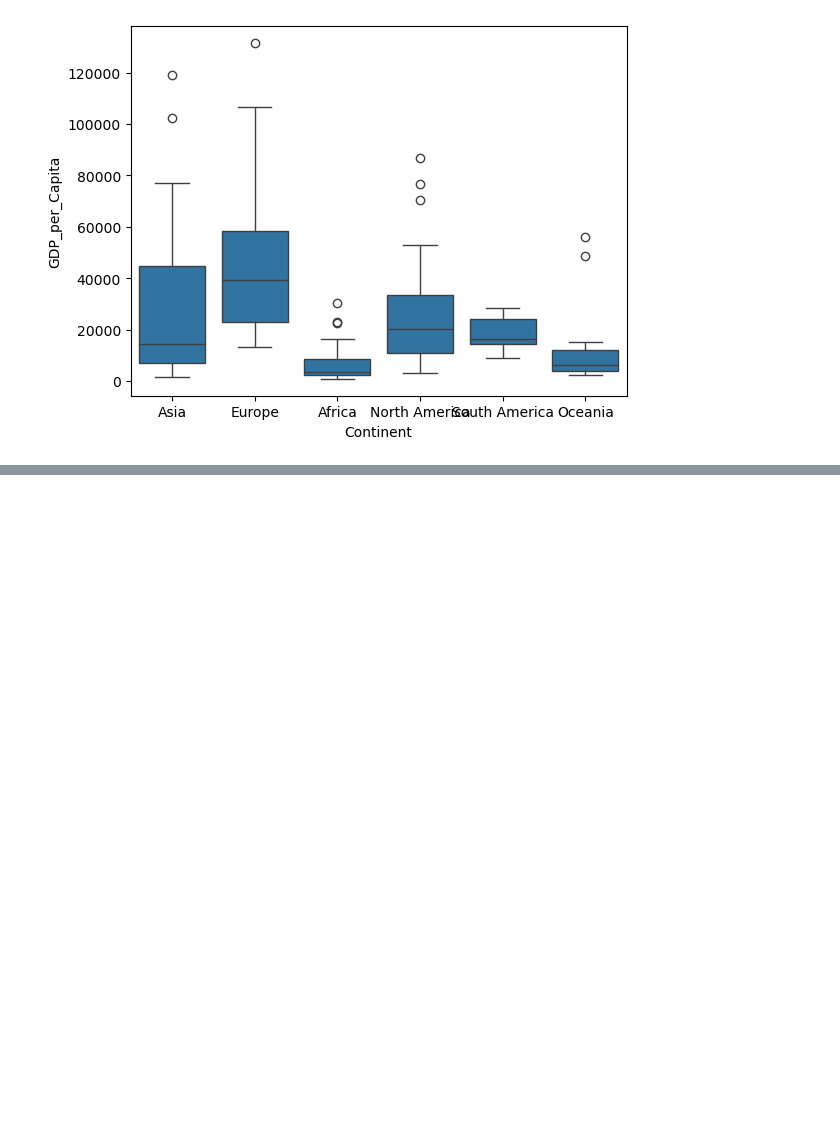
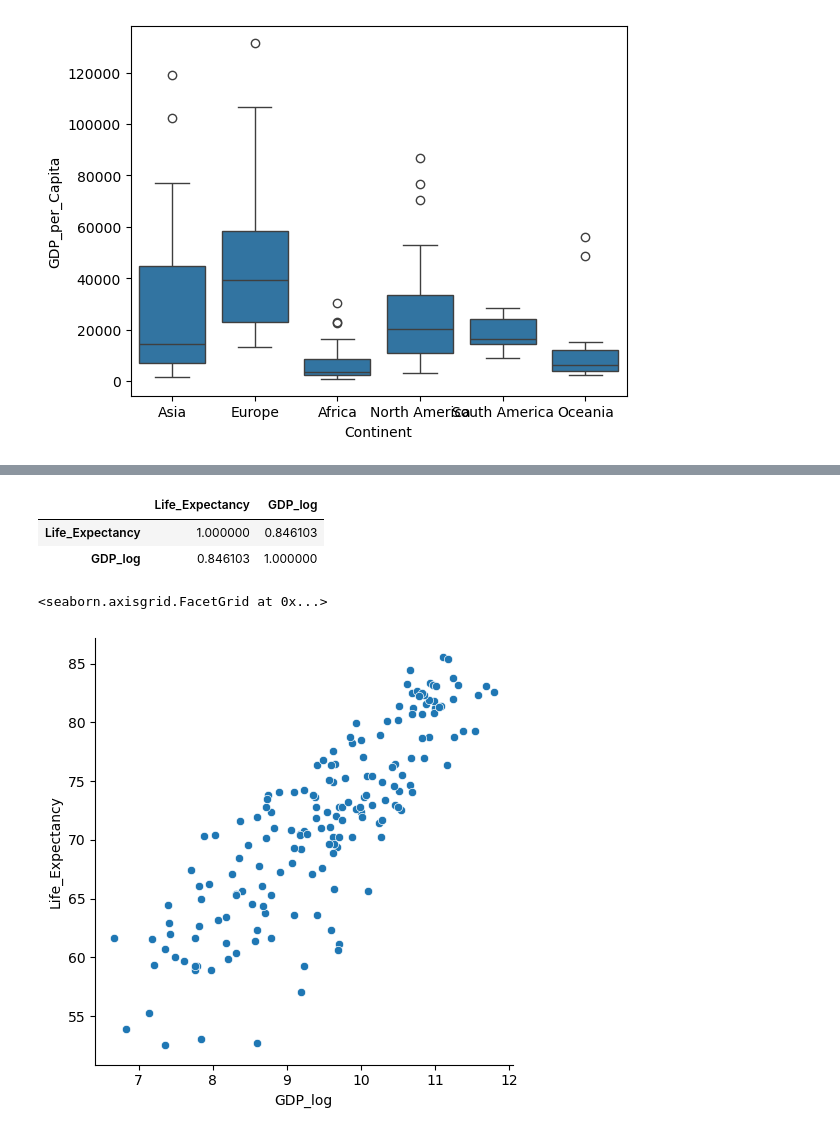
Before and after one commit to nss-data-science-cohort-8/un-exploration-BillyBrothers, a Jupyter notebook: notebooks/UN_Data_Exploration.ipynb, the cells around one changed output, grey strips where cells are left out. Saved outputs shown, nothing was run; the diff lists cells and outputs as text; code cells hidden in the pictures; blank space fills up the shorter version.

```diff
--- a/notebooks/UN_Data_Exploration.ipynb
+++ b/notebooks/UN_Data_Exploration.ipynb
@@ -294,0 +430,19 @@ sns.boxplot(x='Continent', y='GDP_per_Capita', data=gdp_df[gdp_df['Year'] == 202
+# %%
+pd.options.mode.chained_assignment = None  # default='warn' # I had to shut off the stupid warning system so I could compute np.log on my subset.
+gdp_le_2021['GDP_log'] = np.log(gdp_le_2021['GDP_per_Capita'])
+# %%
+gdp_le_2021[['Life_Expectancy', 'GDP_log']].corr()
+# %% [output]
+|  | Life_Expectancy | GDP_log |
+| Life_Expectancy | 1.000000 | 0.846103 |
+| GDP_log | 0.846103 | 1.000000 |
+# %%
+sns.relplot(
+    data = gdp_le_2021,
+    x = 'GDP_log',
+    y = 'Life_Expectancy',
+    kind='scatter'
+)
+# %% [output]
+<seaborn.axisgrid.FacetGrid at 0x...>
+[figure, added]
```
Also changed, not shown: parts of 22 cells of this notebook.
